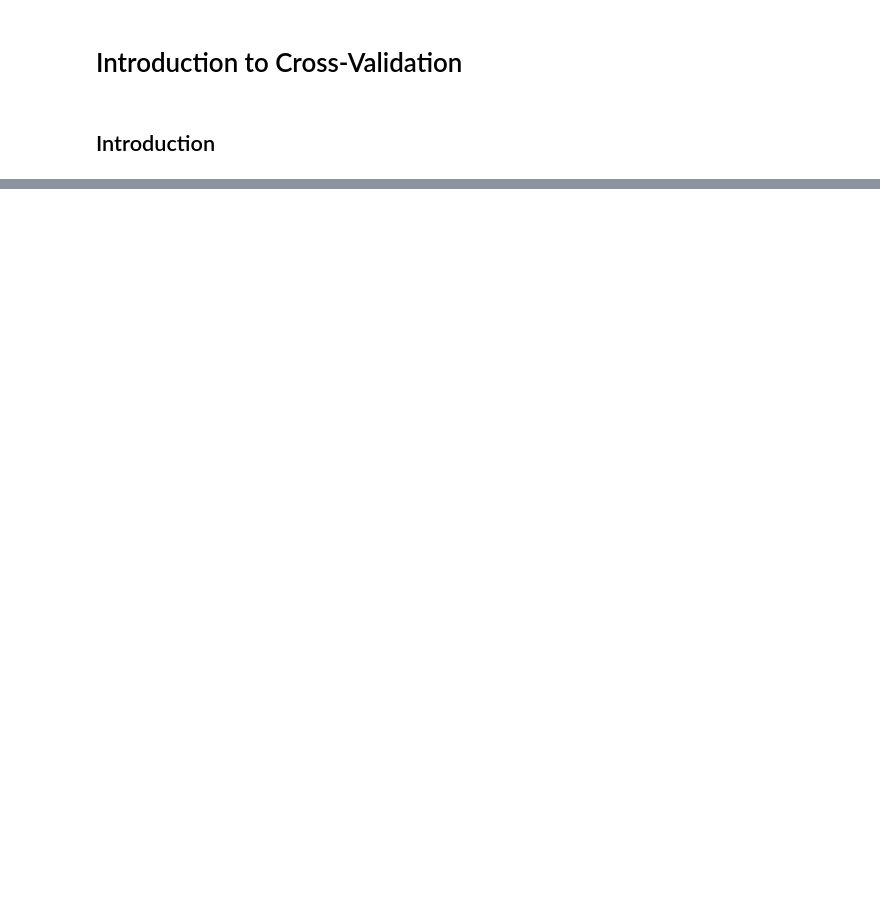
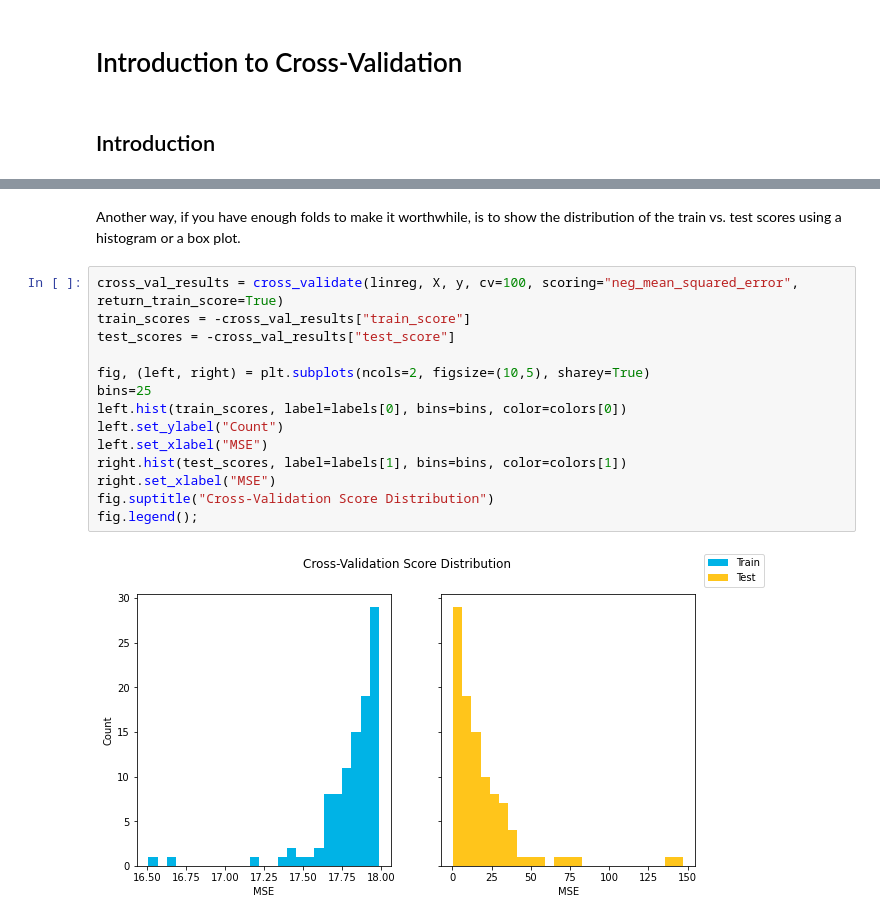
Before and after one commit to learn-co-curriculum/dsc-cross-validation, a Jupyter notebook: index.ipynb, the cells around one changed output, grey strips where cells are left out. Cells and saved outputs as stored; diff of their text form; blank space fills up the shorter version.

```diff
--- a/index.ipynb
+++ b/index.ipynb
@@ -92,0 +184,18 @@ There are many ways to perform cross-validation, and we strongly recommend you h
+# %% [markdown]
+Another way, if you have enough folds to make it worthwhile, is to show the distribution of the train vs. test scores using a histogram or a box plot.
+# %%
+cross_val_results = cross_validate(linreg, X, y, cv=100, scoring="neg_mean_squared_error", return_train_score=True)
+train_scores = -cross_val_results["train_score"]
+test_scores = -cross_val_results["test_score"]
+
+fig, (left, right) = plt.subplots(ncols=2, figsize=(10,5), sharey=True)
+bins=25
+left.hist(train_scores, label=labels[0], bins=bins, color=colors[0])
+left.set_ylabel("Count")
+left.set_xlabel("MSE")
+right.hist(test_scores, label=labels[1], bins=bins, color=colors[1])
+right.set_xlabel("MSE")
+fig.suptitle("Cross-Validation Score Distribution")
+fig.legend();
+# %% [output]
+[figure, added]
```
Also changed, not shown: parts of 41 cells of this notebook, 4 other files.
